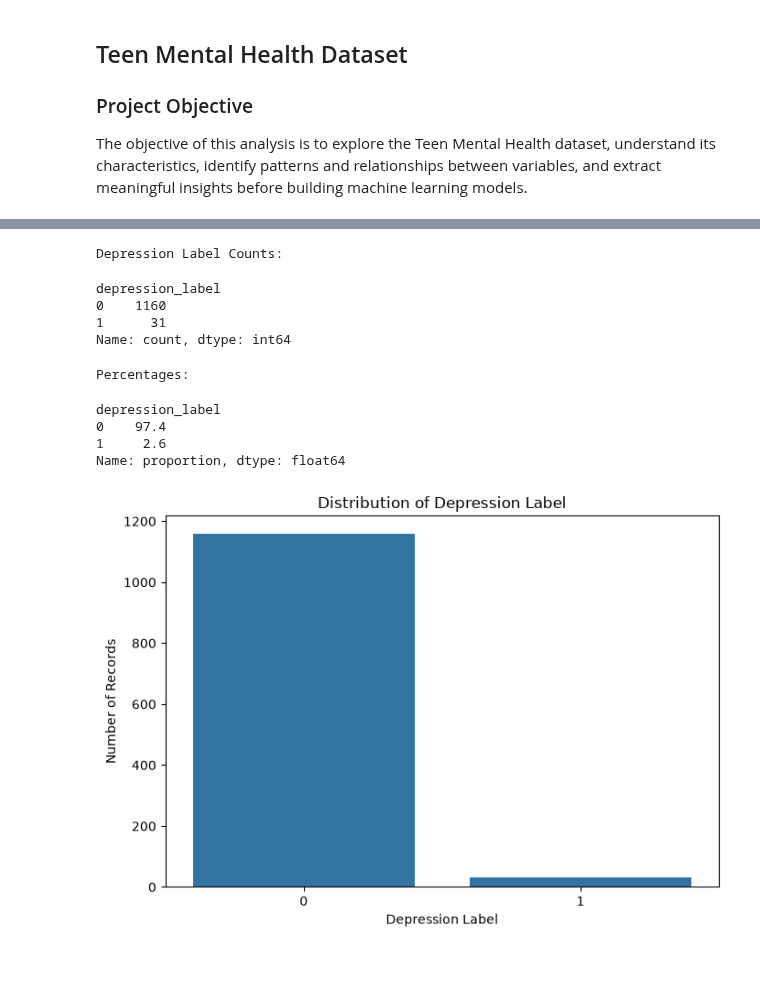
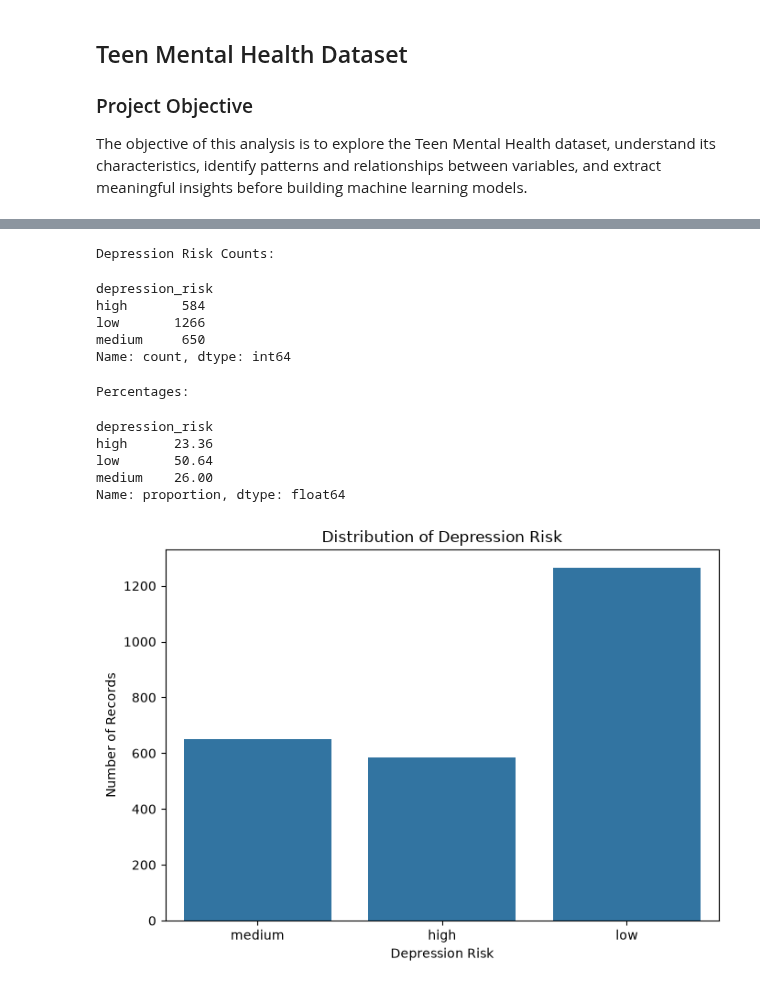
Before and after one commit to Sdra-Awameh/SocialMedia_Impact_on_Mental-Health_Project, a Jupyter notebook: EDA.ipynb, the cells around one changed output, grey strips where cells are left out. Drawn from its saved outputs; the diff is of its cells as text; code cells hidden in the pictures.

```diff
--- a/EDA.ipynb
+++ b/EDA.ipynb
@@ -12,7 +12,7 @@ import matplotlib.pyplot as plt
 import seaborn as sns
 
 # Load the cleaned dataset
-df = pd.read_csv("Teen_Mental_Health_Dataset_Cleaned.csv")
+df = pd.read_csv("Teen_Mental_Health_Dataset.csv")
 
 # Display dataset dimensions
 print("Dataset shape:", df.shape)
@@ -87,34 +85,36 @@ DESCRIPTIVE STATISTICS
 # %%
 
-# Depression Label Distribution
+# Depression risk Distribution
 
-label_counts = df["depression_label"].value_counts().sort_index()
+label_counts = df["depression_risk"].value_counts().sort_index()
 
-print("Depression Label Counts:")
+print("Depression Risk Counts:")
 display(label_counts)
 
 print("\nPercentages:")
-display((df["depression_label"].value_counts(normalize=True)
+display((df["depression_risk"].value_counts(normalize=True)
          .sort_index() * 100).round(2))
 
 plt.figure(figsize=(7, 5))
-sns.countplot(data=df, x="depression_label")
-plt.title("Distribution of Depression Label")
-plt.xlabel("Depression Label")
+sns.countplot(data=df, x="depression_risk")
+plt.title("Distribution of Depression Risk")
+plt.xlabel("Depression Risk")
 plt.ylabel("Number of Records")
 plt.tight_layout()
 plt.show()
 # %% [output]
-Depression Label Counts:
+Depression Risk Counts:
-depression_label
-0    1160
-1      31
+depression_risk
+high       584
+low       1266
+medium     650
 Name: count, dtype: int64
 Percentages:
-depression_label
-0    97.4
-1     2.6
+depression_risk
+high      23.36
+low       50.64
+medium    26.00
 Name: proportion, dtype: float64
-[figure, old version]
+[figure, new version]
 # %%
 
```
Also changed, not shown: parts of 5 cells of this notebook, 1 other file.
